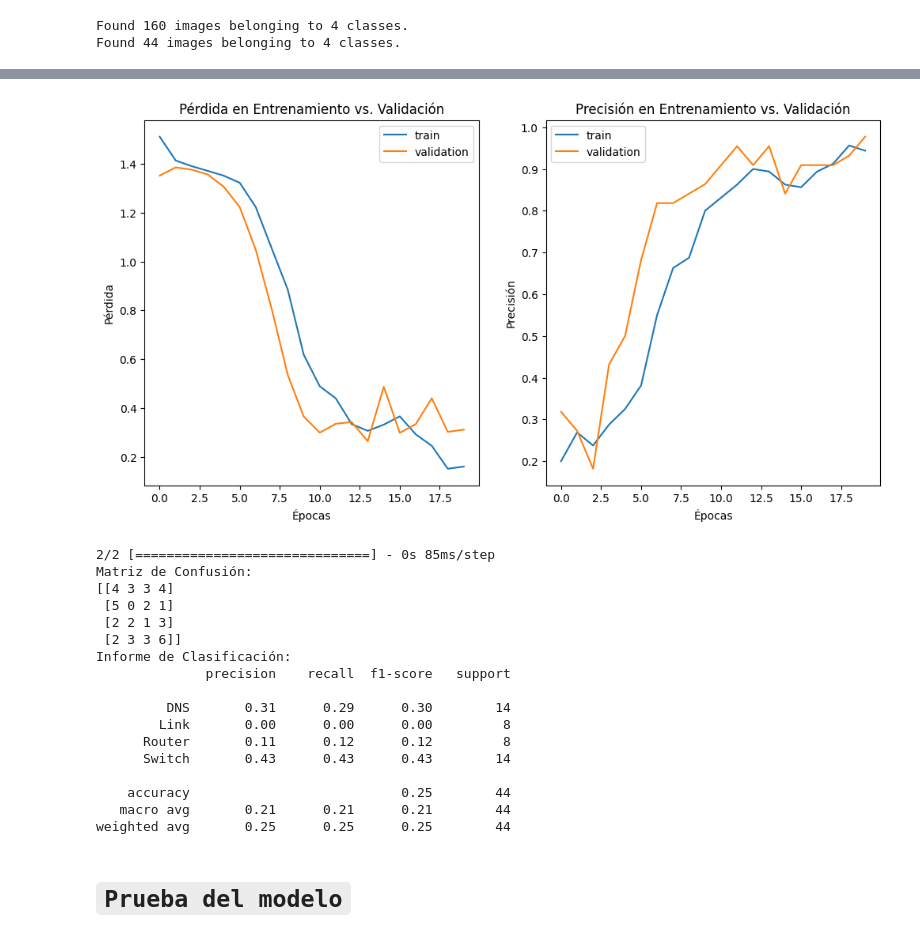
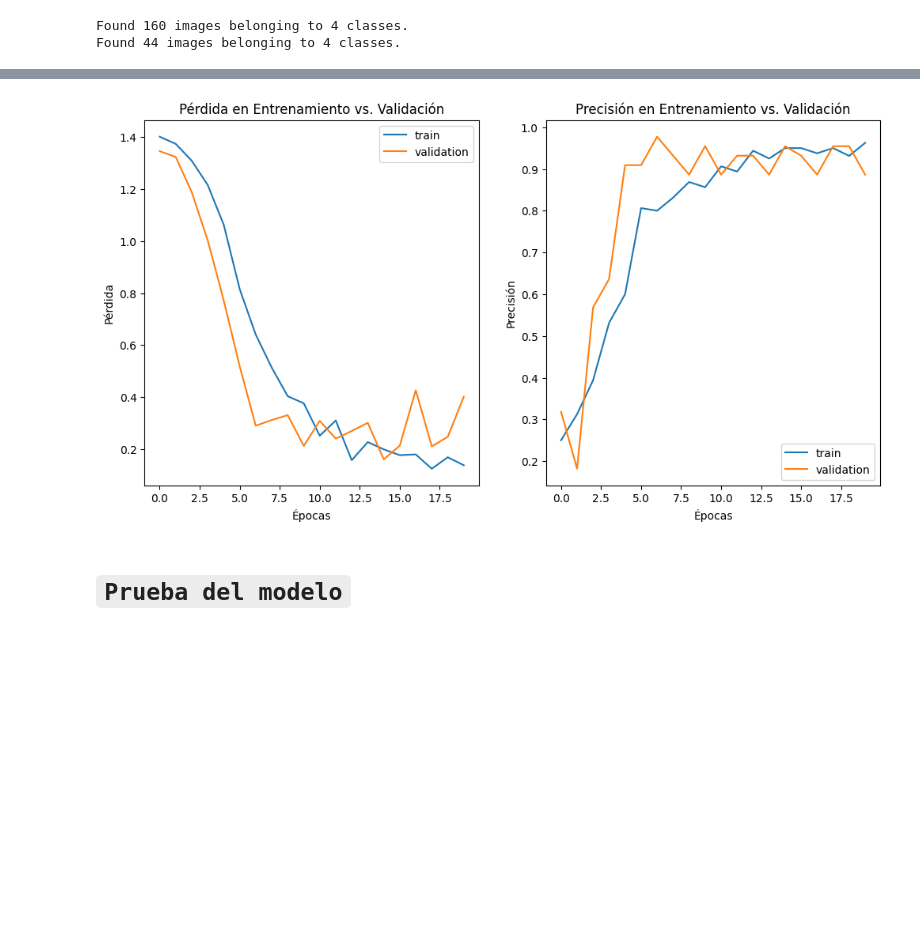
Before and after one commit to pabloezquerroo/TFG, a Jupyter notebook: Maquina/Maquina.ipynb, the cells around one changed output, grey strips where cells are left out. Drawn from its saved outputs; the diff is of its cells as text; code cells hidden in the pictures; blank space fills up the shorter version.

```diff
--- a/Maquina/Maquina.ipynb
+++ b/Maquina/Maquina.ipynb
@@ -63,7 +63,7 @@ tamano_filtro2 =(3,3)
 tamano_filtro3 =(3,3)
 tamano_pool = (2,2)
 clases = 4 # tipos de salidas
-lr = 0.0008 # como de grande van a ser los ajustes para acercarse a la solucion óptima
+lr = 0.0006 # como de grande van a ser los ajustes para acercarse a la solucion óptima
 
 # pre-procesamiento de imagenes
 
@@ -195,18 +195,4 @@ def plot_learning_curve(history):
     plt.show()
 
 plot_learning_curve(history)
-
-# Paso 3: Realizar predicciones en datos de validación
-y_pred = cnn.predict(imagen_validacion)
-y_pred_classes = np.argmax(y_pred, axis=1)
-
-# Paso 4: Matriz de Confusión
-confusion = confusion_matrix(imagen_validacion.classes, y_pred_classes)
-print("Matriz de Confusión:")
-print(confusion)
-
-# Paso 5: Informe de Clasificación
-class_labels = list(imagen_validacion.class_indices.keys())
-print("Informe de Clasificación:")
-print(classification_report(imagen_validacion.classes, y_pred_classes, target_names=class_labels))
 # %% [output]
@@ -215,21 +201,4 @@ Precisión en datos de validación: 0.9772727489471436
-[figure, old version]
+[figure, new version]
-2/2 [==============================] - 0s 85ms/step
-Matriz de Confusión:
-[[4 3 3 4]
- [5 0 2 1]
- [2 2 1 3]
- [2 3 3 6]]
-Informe de Clasificación:
-              precision    recall  f1-score   support
-
-         DNS       0.31      0.29      0.30        14
-        Link       0.00      0.00      0.00         8
-      Router       0.11      0.12      0.12         8
-      Switch       0.43      0.43      0.43        14
-
-    accuracy                           0.25        44
-   macro avg       0.21      0.21      0.21        44
-weighted avg       0.25      0.25      0.25        44
 # %% [markdown]
 # **`Prueba del modelo`**
 # %%
```
Also changed, not shown: parts of 4 cells of this notebook.
